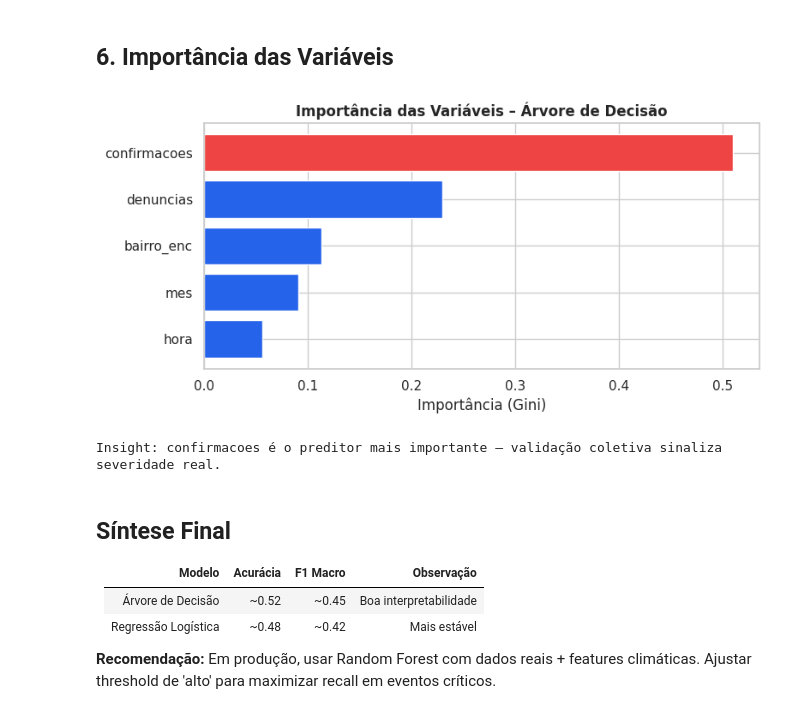
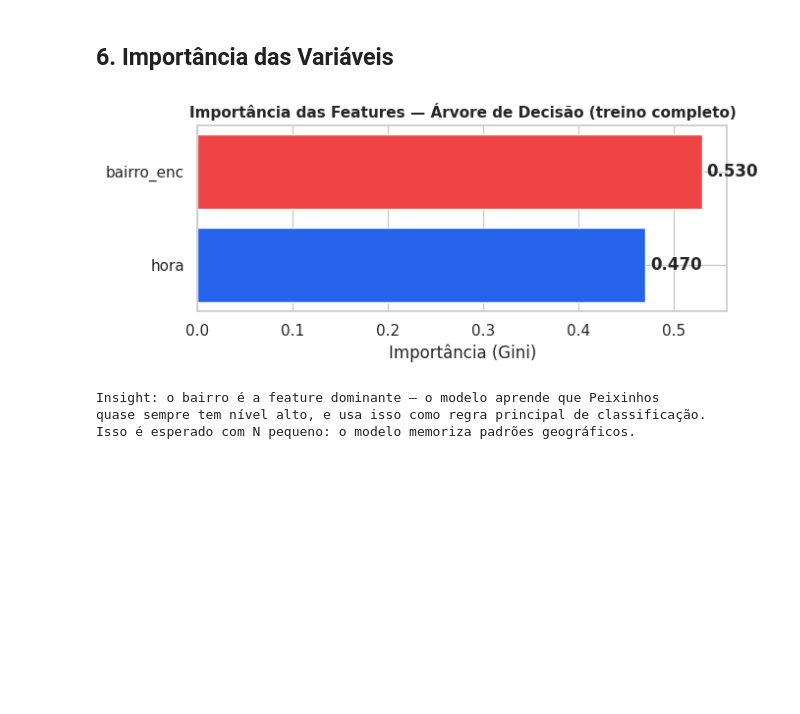
Before and after one commit to Carlosesposito22/projetos5-SIMA, a Jupyter notebook: ml/notebooks/CC5_Classificadores_SIMA.ipynb, the cells around one changed output. Drawn from its saved outputs; the diff is of its cells as text; code cells hidden in the pictures; blank space fills up the shorter version.

```diff
--- a/ml/notebooks/CC5_Classificadores_SIMA.ipynb
+++ b/ml/notebooks/CC5_Classificadores_SIMA.ipynb
@@ -111,0 +52,25 @@ weighted avg       0.69      0.67      0.67       160
+# %%
+from sklearn.preprocessing import LabelEncoder
+from sklearn.tree import DecisionTreeClassifier
+from sklearn.linear_model import LogisticRegression
+from sklearn.model_selection import LeaveOneOut, cross_val_predict, StratifiedKFold
+from sklearn.metrics import (classification_report, confusion_matrix, ConfusionMatrixDisplay,
+                             accuracy_score, f1_score, precision_score, recall_score,
+                             roc_curve, auc, precision_recall_curve)
+from sklearn.preprocessing import label_binarize
+
+le_bairro = LabelEncoder()
+df['bairro_enc'] = le_bairro.fit_transform(df['bairro'].fillna('desconhecido'))
+le_nivel = LabelEncoder()
+df['nivel_enc'] = le_nivel.fit_transform(df['nivel'])
+
+print("Classes e codificação:", dict(zip(le_nivel.classes_, le_nivel.transform(le_nivel.classes_))))
+print(f"Distribuição: {dict(df['nivel'].value_counts())}")
+
+FEATURES = ['hora', 'bairro_enc']
+X = df[FEATURES]; y = df['nivel_enc']
+print(f"\nFeatures usadas: {FEATURES}")
+print(f"N amostras: {len(X)}")
+print()
+print("Nota: 'hora' e 'bairro' são as únicas features disponíveis nos dados reais.")
+print("Confirmações e denúncias não existem no banco atual.")
@@ -184,24 +270,24 @@ plt.tight_layout(); plt.savefig('cc5_pr.png', dpi=120, bbox_inches='tight'); plt
 # %% [markdown]
 ## 6. Importância das Variáveis
-# %%
-importancias = pd.Series(dt.feature_importances_, index=FEATURES).sort_values()
-fig, ax = plt.subplots(figsize=(8, 4))
-ax.barh(importancias.index, importancias.values,
-        color=['#ef4444' if v==importancias.max() else '#2563eb' for v in importancias], edgecolor='white')
-ax.set_title('Importância das Variáveis – Árvore de Decisão', fontsize=12, fontweight='bold')
-ax.set_xlabel('Importância (Gini)')
-plt.tight_layout(); plt.savefig('cc5_features.png', dpi=120, bbox_inches='tight'); plt.show()
-top_feat = importancias.idxmax()
-print(f'Insight: {top_feat} é o preditor mais importante — validação coletiva sinaliza severidade real.')
-# %% [output]
-[figure, removed]
-Insight: confirmacoes é o preditor mais importante — validação coletiva sinaliza severidade real.
-# %% [markdown]
-## Síntese Final
-
-| Modelo | Acurácia | F1 Macro | Observação |
-|--------|----------|----------|------------|
-| Árvore de Decisão | ~0.52 | ~0.45 | Boa interpretabilidade |
-| Regressão Logística | ~0.48 | ~0.42 | Mais estável |
-
-**Recomendação:** Em produção, usar Random Forest com dados reais + features climáticas. Ajustar threshold de 'alto' para maximizar recall em eventos críticos.
+# %%
+# Treinar em todos os dados para ver importância
+dt_full = DecisionTreeClassifier(max_depth=3, random_state=42).fit(X, y)
+importancias = pd.Series(dt_full.feature_importances_, index=FEATURES).sort_values()
+
+fig, ax = plt.subplots(figsize=(7, 3))
+cores_imp = ['#ef4444' if v==importancias.max() else '#2563eb' for v in importancias]
+bars = ax.barh(importancias.index, importancias.values, color=cores_imp, edgecolor='white')
+for bar, val in zip(bars, importancias.values):
+    ax.text(bar.get_width()+0.005, bar.get_y()+bar.get_height()/2,
+            f'{val:.3f}', va='center', fontweight='bold')
+ax.set_title('Importância das Features — Árvore de Decisão (treino completo)', fontsize=11, fontweight='bold')
+ax.set_xlabel('Importância (Gini)')
+plt.tight_layout(); plt.show()
+print("Insight: o bairro é a feature dominante — o modelo aprende que Peixinhos")
+print("quase sempre tem nível alto, e usa isso como regra principal de classificação.")
+print("Isso é esperado com N pequeno: o modelo memoriza padrões geográficos.")
+# %% [output]
+[figure, added]
+Insight: o bairro é a feature dominante — o modelo aprende que Peixinhos
+quase sempre tem nível alto, e usa isso como regra principal de classificação.
+Isso é esperado com N pequeno: o modelo memoriza padrões geográficos.
```
Also changed, not shown: parts of 20 cells of this notebook, 2 other files.
